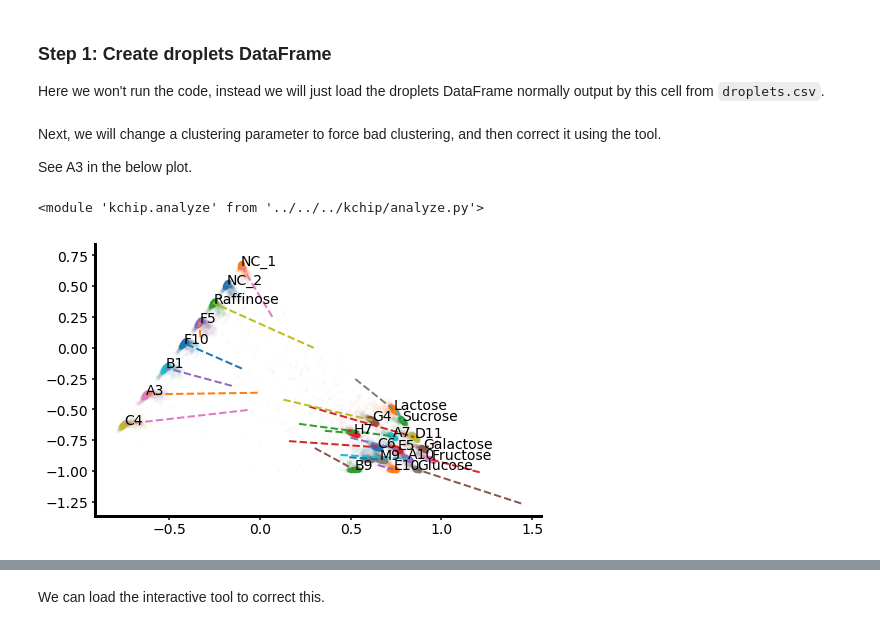
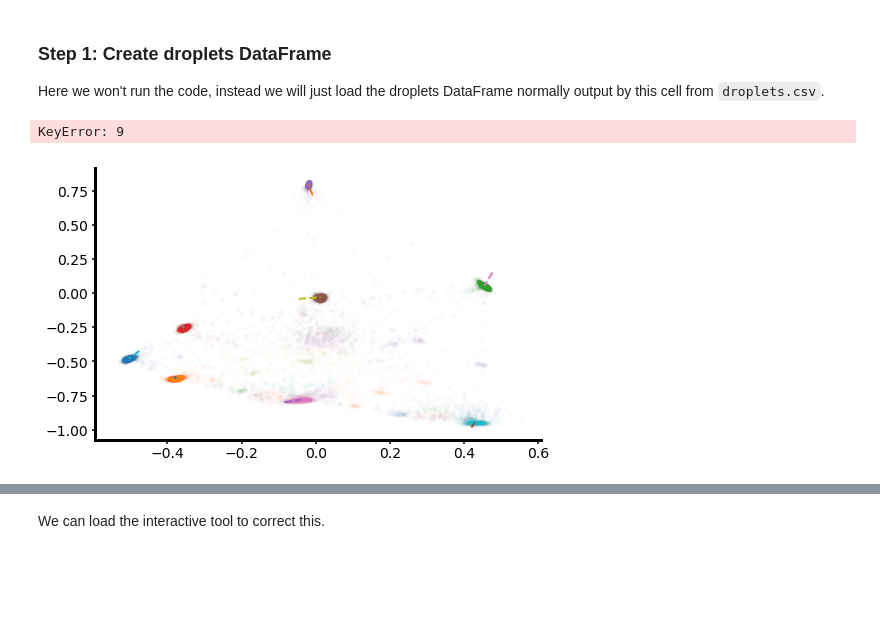
Before and after one commit to blaineylab/kChip, a Jupyter notebook: Accessory/Interactive Examples/Interactive Clustering Example.ipynb, the cells around one changed output, grey strips where cells are left out. Saved outputs shown, nothing was run; the diff lists cells and outputs as text; code cells hidden in the pictures; blank space fills up the shorter version.

```diff
--- a/Accessory/Interactive Examples/Interactive Clustering Example.ipynb
+++ b/Accessory/Interactive Examples/Interactive Clustering Example.ipynb
@@ -75,7 +76,8 @@ plt.rcParams['pdf.fonttype'] = 42
 Here we won't run the code, instead we will just load the droplets DataFrame normally output by this cell from `droplets.csv`.
 # %%
 # Don't run for this example, instead just read in the droplets dataframe output by this cell
-droplets = pd.read_csv('droplets.csv',index_col=0)
+droplets = pd.read_csv('droplets_found_GB_corrected_20191217_PAO1.csv',index_col=0)
+# config['barcodes']['path']='Notes_190503_3.xlsx'
 
 # # Initialize droplets DataFrame from images
 # droplets, rotation_theta = kchip_analyze.initialize_droplets(config)
@@ -89,24 +91,19 @@ droplets = pd.read_csv('droplets.csv',index_col=0)
 # droplets, centroids = kchip_analyze.identify_clusters(config,droplets,show=1)
 
 # print 'Total droplets identified: ', droplets.shape[0]
-# %% [markdown]
-Next, we will change a clustering parameter to force bad clustering, and then correct it using the tool.
-
-See A3 in the below plot.
-# %%
-reload(kchip_analyze)
-# %% [output]
-<module 'kchip.analyze' from '../../../kchip/analyze.py'>
 # %%
 # Mess up clustering parameters to force bad clustering, for illustration
-config['barcodes']['cluster']['eps'] = 0.025
+# config['barcodes']['cluster']['eps'] = 0.035
+config['barcodes']['cluster']['min_samples'] = 4
+
 
 fig, ax = plt.subplots(figsize=(8,5))
 
 # Identify the clusters (using DBSCAN)
-droplets = kchip_analyze.identify_clusters(config,droplets,show=1,ax=ax)
+droplets = kchip_analyze.identify_clusters(config,droplets,show=1,ax=ax)[0]
 
 # Map the cluster centroids to labels
 droplets = kchip_analyze.map_labels_to_clusters(config,droplets,show=1,ax=ax)[0]
 # %% [output]
+KeyError: 9
-[figure, old version]
+[figure, new version]
```
Also changed, not shown: parts of 19 cells of this notebook, 19 other files.
